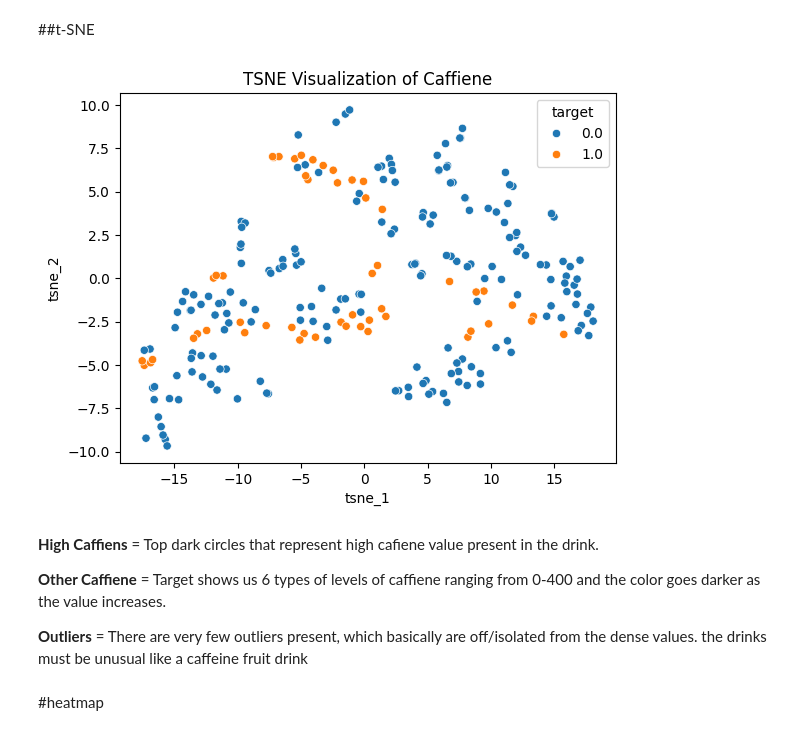
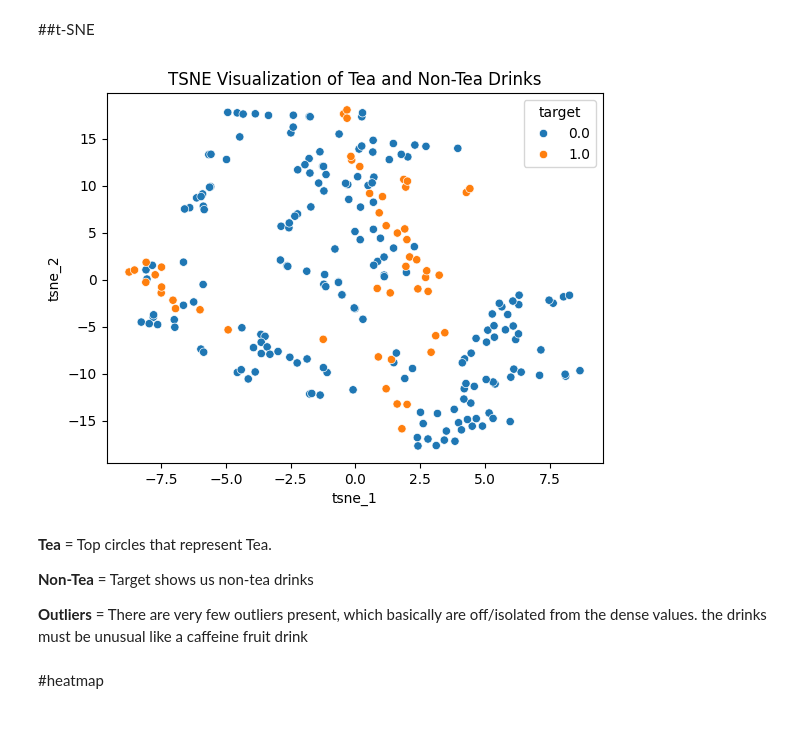
Before and after one commit to lohithready/ihub-iiith, a Jupyter notebook: AIML_III_Module_2_project_2024(Lohith's).ipynb, the cells around one changed output. Drawn from its saved outputs; the diff is of its cells as text; code cells hidden in the pictures.

```diff
--- a/AIML_III_Module_2_project_2024(Lohith's).ipynb
+++ b/AIML_III_Module_2_project_2024(Lohith's).ipynb
@@ -425,9 +432,20 @@ The above pie-chart shows the segregation of two entities which are tea(1) and n
 import matplotlib.pyplot as plt
 import numpy as np
 pca = PCA()
-pca.fit(data)
-plt.plot(np.cumsum(pca.explained_variance_ratio_), marker='o')
-plt.xlabel('Number of components')
-plt.ylabel('Cumulative explained variance')
+pca.fit(numeric_data)
+cumulative_explained_variance = np.cumsum(pca.explained_variance_ratio_)
+# Plot cumulative explained variance
+plt.figure(figsize=(8, 5))
+plt.plot(range(1, len(cumulative_explained_variance) + 1), cumulative_explained_variance, marker='o', linestyle='--')
+plt.xlabel('Number of Components')
+plt.ylabel('Cumulative Explained Variance')
+plt.title('Explained Variance vs. Number of Components')
+plt.grid(True)
+plt.axhline(y=0.90, color='r', linestyle='-')
 plt.show()
+
+# Determine the number of components needed to retain 90% of the variance
+n_components_90 = np.argmax(cumulative_explained_variance >= 0.90) + 1
+
+n_components_90
 # %% [output]
@@ -440,8 +459,8 @@ I can say that most of the variancce is found after 2nd component, so optimal pr
 ## to do
 # visualise the principal components, choose the number of principal components based on the above plot. What is you observation from the plot?
 pca = PCA(n_components=2)
-pca.fit(data)
-pca_data = pca.transform(data)
+pca.fit(numeric_data)
+pca_data = pca.transform(numeric_data)
 # Create a DataFrame with the principal components and target labels
 pca_df = pd.DataFrame({
     "pca_1": pca_data[:, 0],
@@ -451,6 +470,6 @@ pca_df = pd.DataFrame({
 
 # Visualize the PCA results with a scatter plot
 sns.scatterplot(x="pca_1", y="pca_2", hue="target", data=pca_df)
-plt.title("PCA Visualization of Sugars in gms")
+plt.title("PCA Visualization of Tea and Non-Tea drinks")
 plt.show()
 # %% [output]
@@ -462,30 +481,29 @@ I think i mightve outliers present or they might be non-existent will work on it
 # %%
 ## to do
 # plot the first 2 components of tsne, whats you observation from the plot?
 from sklearn.manifold import TSNE
 
 # Initialize and fit the TSNE model
 tsne = TSNE(n_components=2)
-tsne_data = tsne.fit_transform(data)
+tsne_data = tsne.fit_transform(numeric_data)
 
 # Create a DataFrame with the TSNE components and target labels
 tsne_df = pd.DataFrame({
     "tsne_1": tsne_data[:, 0],
     "tsne_2": tsne_data[:, 1],
     "target": data['Tea']
 })
 
 # Visualize the TSNE results with a scatter plot
 sns.scatterplot(x="tsne_1", y="tsne_2", hue="target", data=tsne_df)
-plt.title("TSNE Visualization of Caffiene")
+plt.title("TSNE Visualization of Tea and Non-Tea Drinks")
 plt.show()
 # %% [output]
-[figure, old version]
+[figure, new version]
 # %% [markdown]
-**High Caffiens** = Top dark circles that represent high cafiene value present in the drink.
+**Tea** = Top circles that represent Tea.
 
-**Other Caffiene** = Target shows us 6 types of levels of caffiene ranging from
-0-400 and the color goes darker as the value increases.
+**Non-Tea** = Target shows us non-tea drinks
 
 **Outliers** = There are very few outliers present, which basically are off/isolated from the dense values. the drinks must be unusual like a caffeine fruit drink
 # %% [markdown]
```
Also changed, not shown: parts of 3 cells of this notebook.
